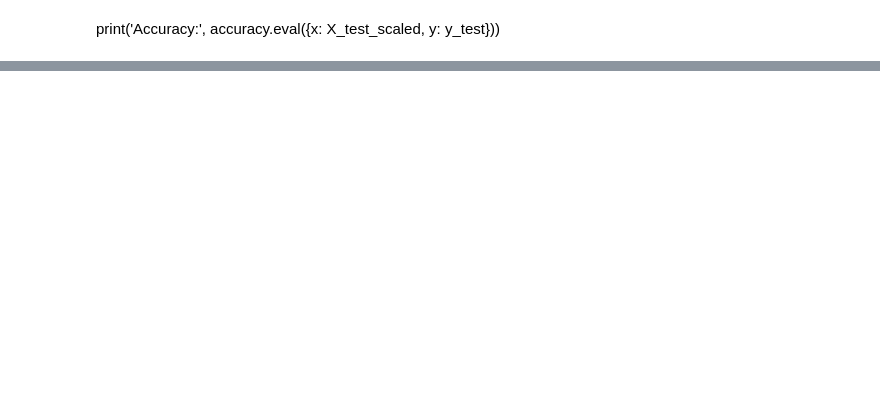
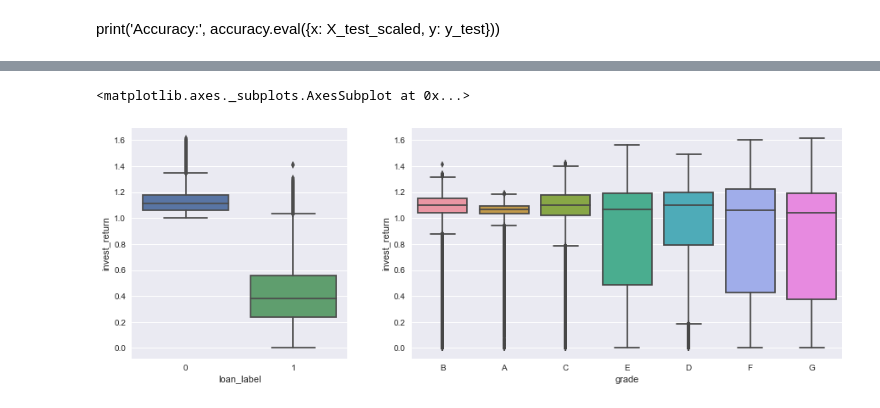
Before and after one commit to RegulusAn/Lending_Club, a Jupyter notebook: Lending_Club_project.ipynb, the cells around one changed output, grey strips where cells are left out. Drawn from its saved outputs; the diff is of its cells as text; code cells hidden in the pictures; blank space fills up the shorter version.

```diff
--- a/Lending_Club_project.ipynb
+++ b/Lending_Club_project.ipynb
@@ -953,0 +1015,27 @@ array([[0],
+# %%
+def calculate_real_payment(df):
+
+    if df['loan_label'] == 0:
+        if df['total_pymnt'] < df['funded_amnt'] + df['total_rec_int']:
+            return df['funded_amnt'] + df['total_rec_int']
+        else:
+            return df['total_pymnt']
+    else:
+        return df['total_pymnt']
+# %%
+data_finalR['real_payment'] = data_finalR[['loan_label', 'total_pymnt', 'funded_amnt',
+                                         'total_rec_int']].apply(calculate_real_payment, axis = 1)
+# %%
+temp = data_finalR.copy()
+temp['invest_return'] = data_finalR['real_payment']/data_finalR['funded_amnt']
+data_finalR = temp
+# %%
+f, (ax1, ax2) = plt.subplots(1, 2, figsize = (15, 5))
+gs = gridspec.GridSpec(1, 2, width_ratios=[1, 2])
+ax1 = plt.subplot(gs[0])
+sns.boxplot(ax=ax1, x='loan_label', y='invest_return', data=data_finalR[['loan_label', 'invest_return']])
+ax2 = plt.subplot(gs[1])
+sns.boxplot(ax=ax2, x='grade', y='invest_return', data=data_finalR[['grade', 'invest_return']])
+# %% [output]
+<matplotlib.axes._subplots.AxesSubplot at 0x...>
+[figure, added]
```
Also changed, not shown: parts of 24 cells of this notebook.
